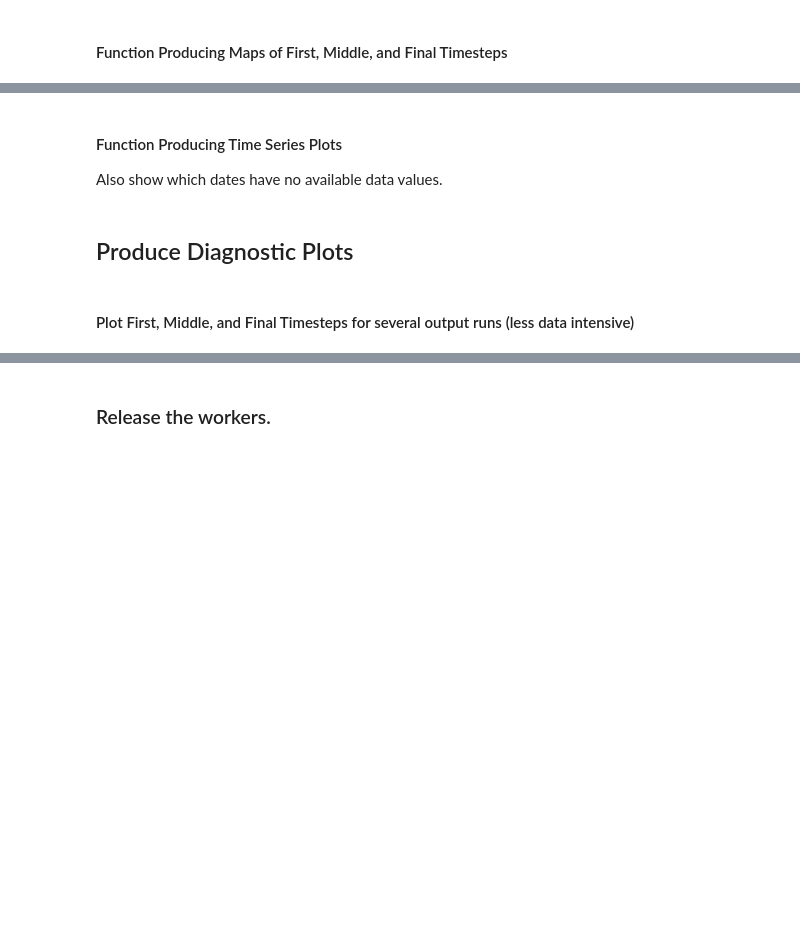
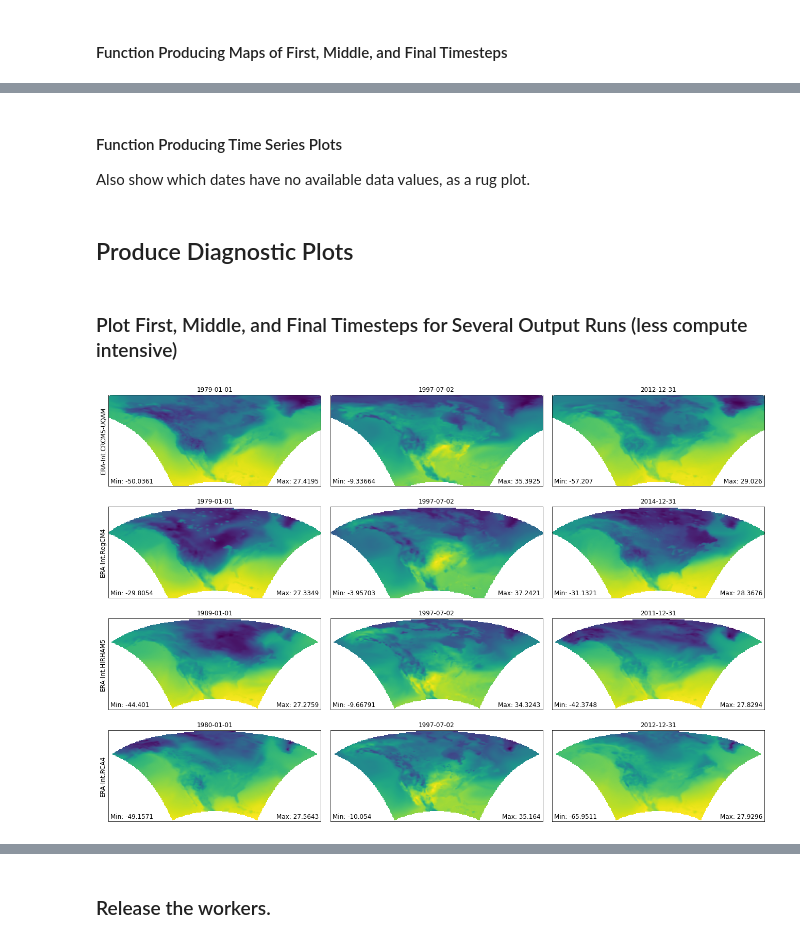
Before and after one commit to NCAR/na-cordex-aws, a Jupyter notebook: notebooks/plot-zarr-diagnostics.ipynb, the cells around one changed output, grey strips where cells are left out. Saved outputs shown, nothing was run; the diff lists cells and outputs as text; code cells hidden in the pictures; blank space fills up the shorter version.

```diff
--- a/notebooks/plot-zarr-diagnostics.ipynb
+++ b/notebooks/plot-zarr-diagnostics.ipynb
@@ -172,10 +164,13 @@ col_subset.df
 # %%
-# Load catalog entries for subset into a dictionary of xarray datasets
+# Load catalog entries for subset into a dictionary of xarray datasets, and open the first one.
 dsets = col_subset.to_dataset_dict(
     zarr_kwargs={"consolidated": True}, storage_options={"anon": True}
 )
 print(f"\nDataset dictionary keys:\n {dsets.keys()}")
 
-ds = dsets["day.hist.NAM-44i.mbcn-gridMET"]
+# Load the first dataset and display a summary.
+dataset_key = list(dsets.keys())[0]
+ds = dsets[dataset_key]
+ds
 # %% [output]
 --> The keys in the returned dictionary of datasets are constructed as follows:
@@ -226,15 +272,15 @@ def getValidDateIndexes(member_slice):
 # %%
 def plot_first_mid_last(ds, data_var):
     """Plot the first, middle, and final time steps for several climate runs."""
-    numEnsembleMembers = 4
-    member_names = ds.coords['member_id'].values[0:numEnsembleMembers]
+    num_members_to_plot = 4
+    member_names = ds.coords['member_id'].values[0:num_members_to_plot]
 
     figWidth = 18
     figHeight = 12
     numPlotColumns = 3
-    fig, axs = plt.subplots(numEnsembleMembers, numPlotColumns, figsize=(figWidth, figHeight), constrained_layout=True)
+    fig, axs = plt.subplots(num_members_to_plot, numPlotColumns, figsize=(figWidth, figHeight), constrained_layout=True)
 
-    for index in np.arange(numEnsembleMembers):
+    for index in np.arange(num_members_to_plot):
         mem_id = member_names[index]
         data_slice = ds[data_var].sel(member_id=mem_id)
 
@@ -256,4 +302,4 @@ def plot_first_mid_last(ds, data_var):
         ax = axs[index, 2]
         plotMap(ax, last_step, endDate)
 
-    plt.show()
+    return fig
@@ -260,5 +345,5 @@ def plot_first_mid_last(ds, data_var):
 # %% [markdown]
 #### Function Producing Time Series Plots
-Also show which dates have no available data values.
+Also show which dates have no available data values, as a rug plot.
 # %%
 def plot_timeseries(ds, data_var):
@@ -305,9 +393,13 @@ def plot_timeseries(ds, data_var):
 # %% [markdown]
 ## Produce Diagnostic Plots
 # %% [markdown]
-#### Plot First, Middle, and Final Timesteps for several output runs (less data intensive)
+### Plot First, Middle, and Final Timesteps for Several Output Runs (less compute intensive)
 # %%
 %%time
 
 # Plot using the Zarr Store obtained from an earlier step in the notebook.
-plot_first_mid_last(ds, data_var)
+figure = plot_first_mid_last(ds, data_var)
+
+plt.show()
+# %% [output]
+[figure, added]
```
Also changed, not shown: parts of 23 cells of this notebook, 3 other files.
